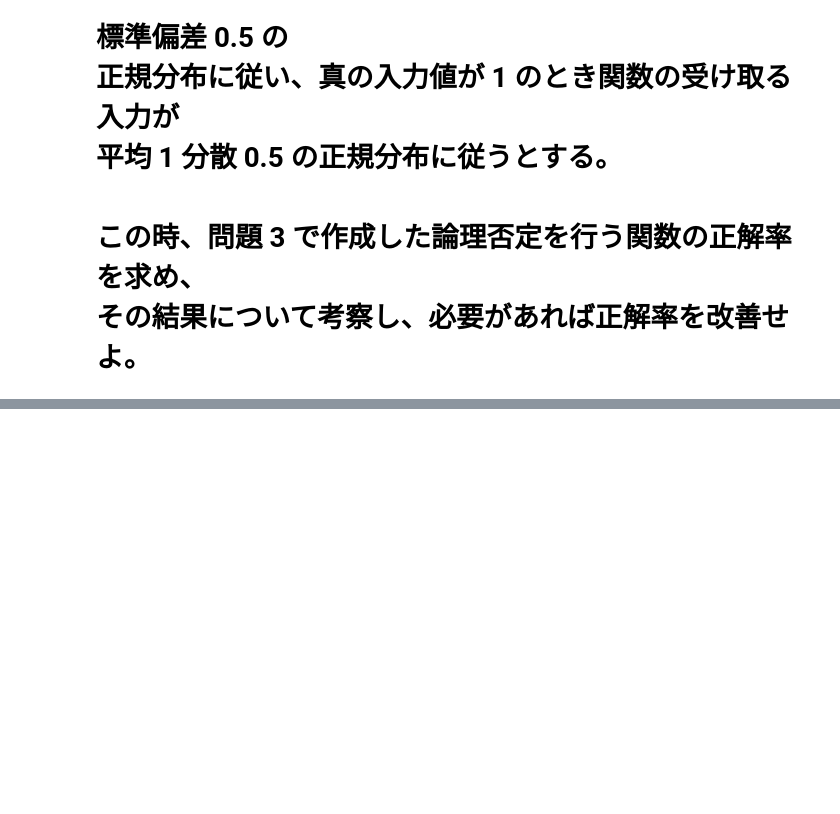
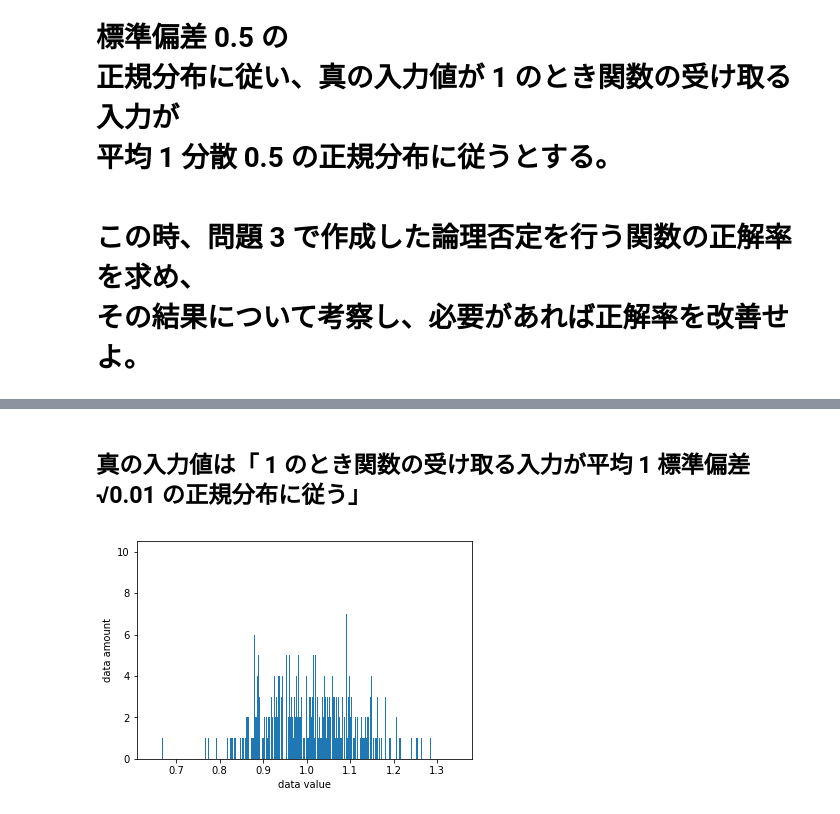
Before and after one commit to mpsamurai/ml-101-exercises, a Jupyter notebook: 04_perceptron/teraoka/04_perceptron.ipynb, the cells around one changed output, grey strips where cells are left out. Saved outputs shown, nothing was run; the diff lists cells and outputs as text; code cells hidden in the pictures; blank space fills up the shorter version.

```diff
--- a/04_perceptron/teraoka/04_perceptron.ipynb
+++ b/04_perceptron/teraoka/04_perceptron.ipynb
@@ -217,0 +236,11 @@ mean_squared_error :  0.000999386172132992
+# %% [markdown]
+##  真の入力値は「 1 のとき関数の受け取る入力が平均 1 標準偏差√0.01 の正規分布に従う」
+# %%
+# 真の入力値が 1の時
+input_1_data = np.random.normal(1, math.sqrt(0.01), (1,5000))
+plt.hist(input_1_data[0], 5000)
+plt.xlabel('data value')
+plt.ylabel('data amount')
+plt.show()
+# %% [output]
+[figure, added]
```
Also changed, not shown: parts of 19 cells of this notebook, 2 other files.
